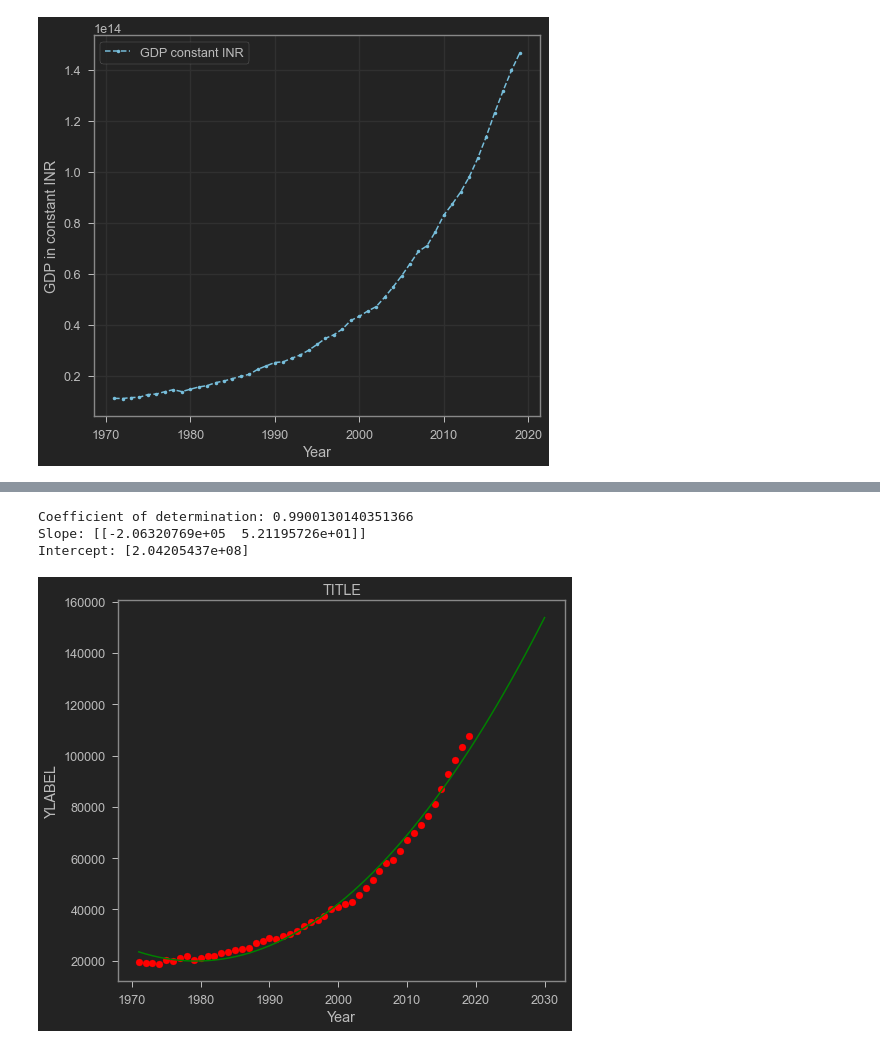
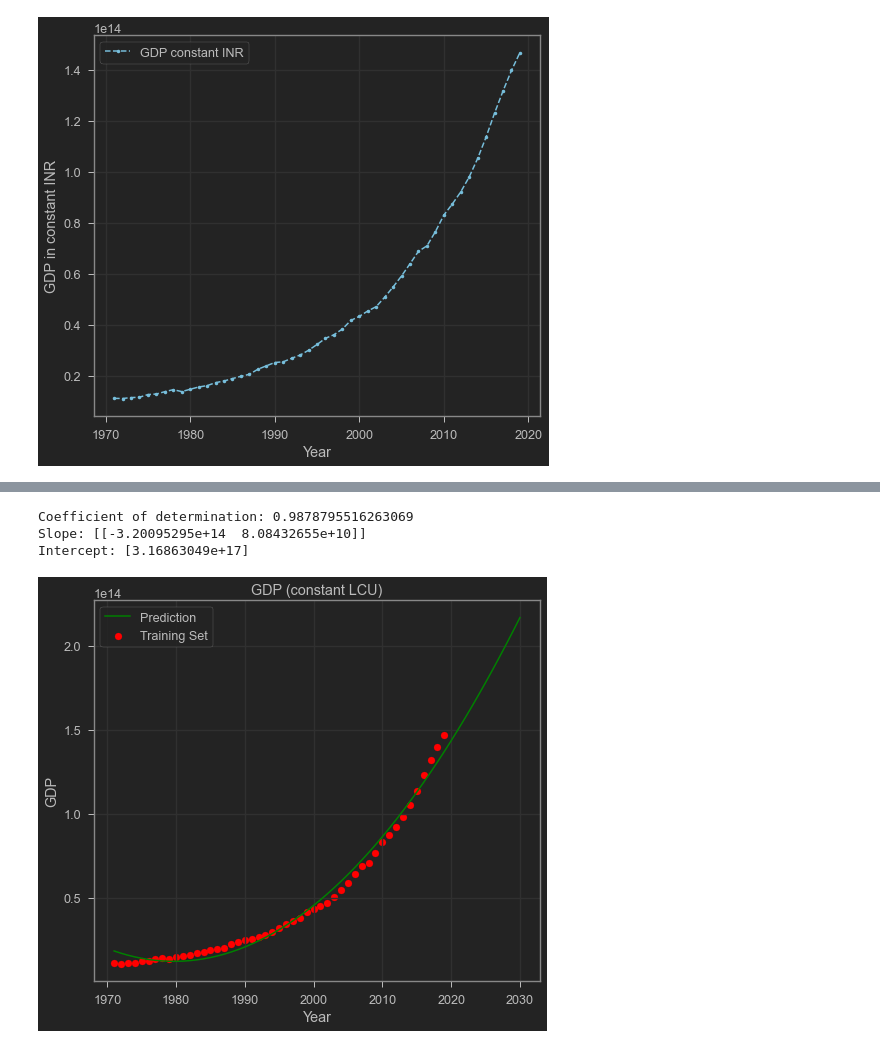
Before and after one commit to anandnair28/gdp-analysis, a Jupyter notebook: analysis.ipynb, the cells around one changed output, grey strips where cells are left out. Cells and saved outputs as stored; diff of their text form; code cells hidden in the pictures.

```diff
--- a/analysis.ipynb
+++ b/analysis.ipynb
@@ -406,37 +637,39 @@ Intercept: [-3221341.24319368]
 from sklearn.linear_model import LinearRegression
 from sklearn.preprocessing import PolynomialFeatures
 
-y_train = np.array(df['GDP per capita (constant LCU)']).reshape((-1,1))
+y_train = np.array(df['GDP (constant LCU)']).reshape((-1,1))
 x_train = np.array(df['Year']).reshape((-1,1))
 
 x_test = np.array([i for i in range(1971, 2031)]).reshape((-1,1))
 # years from 1971 - 2030
 # 2020-2030 are extra for prediction
 
 transformer = PolynomialFeatures(degree = 2, include_bias = False)
 transformer.fit(x_train)
 x_train_ = transformer.transform(x_train)
 
 # x_train_ = PolynomialFeatures(degree=2, include_bias=False).fit_transform(x_train)
 x_test_ = PolynomialFeatures(degree = 2, include_bias = False).fit_transform(x_test)
 
 # print(x_train_)
 
 lr_model = LinearRegression()
 lr_model.fit(x_train_, y_train)
 
 print("Coefficient of determination: {}".format(lr_model.score(x_train_, y_train)))
 print("Slope: {}".format(lr_model.coef_))
 print("Intercept: {}".format(lr_model.intercept_))
 
 plt.scatter(x_train, y_train, color = 'red', label = 'Training Set')
 plt.plot(x_test, lr_model.predict(x_test_), color = 'green', label = 'Prediction')
-plt.title('TITLE')
+plt.title('GDP (constant LCU)')
 plt.xlabel('Year')
-plt.ylabel('YLABEL')
+plt.ylabel('GDP')
+plt.legend()
+plt.grid()
 plt.show()
 # %% [output]
-Coefficient of determination: 0.9900130140351366
-Slope: [[-2.06320769e+05  5.21195726e+01]]
-Intercept: [2.04205437e+08]
+Coefficient of determination: 0.9878795516263069
+Slope: [[-3.20095295e+14  8.08432655e+10]]
+Intercept: [3.16863049e+17]
-[figure, old version]
+[figure, new version]
```
Also changed, not shown: parts of 17 cells of this notebook.
